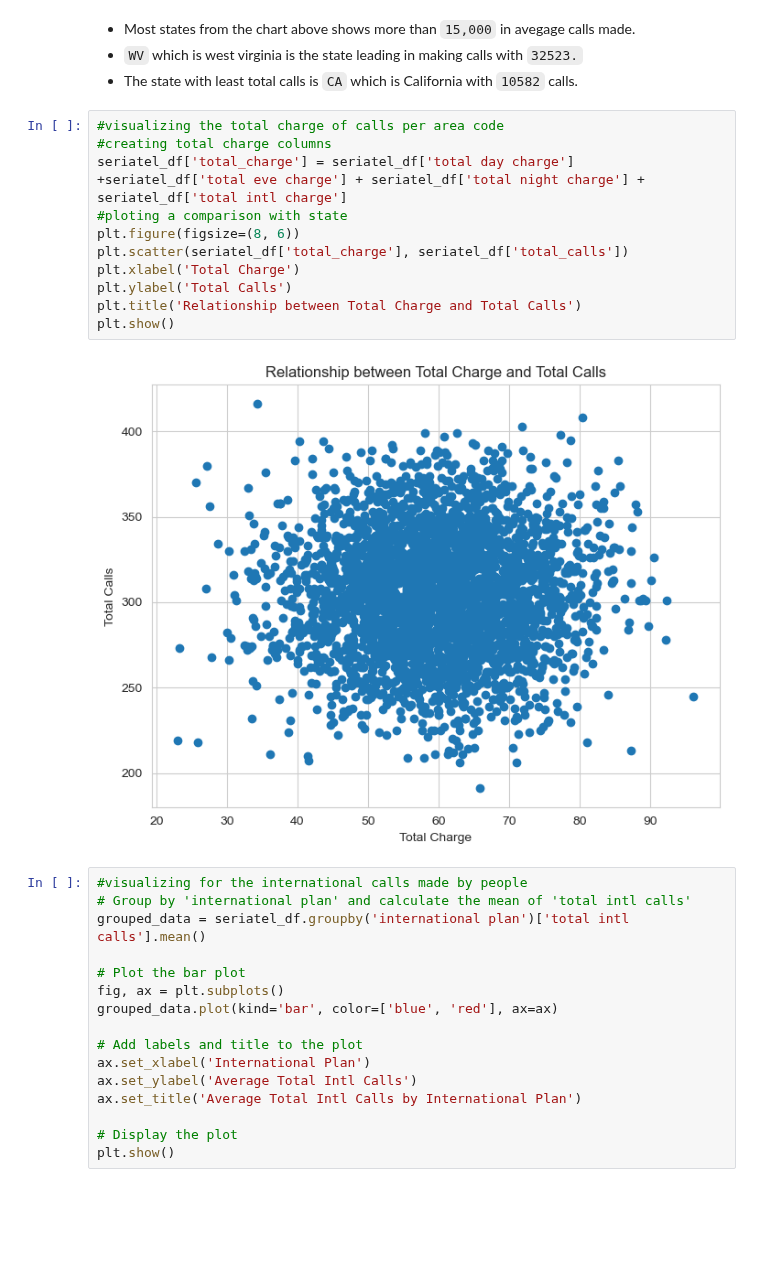
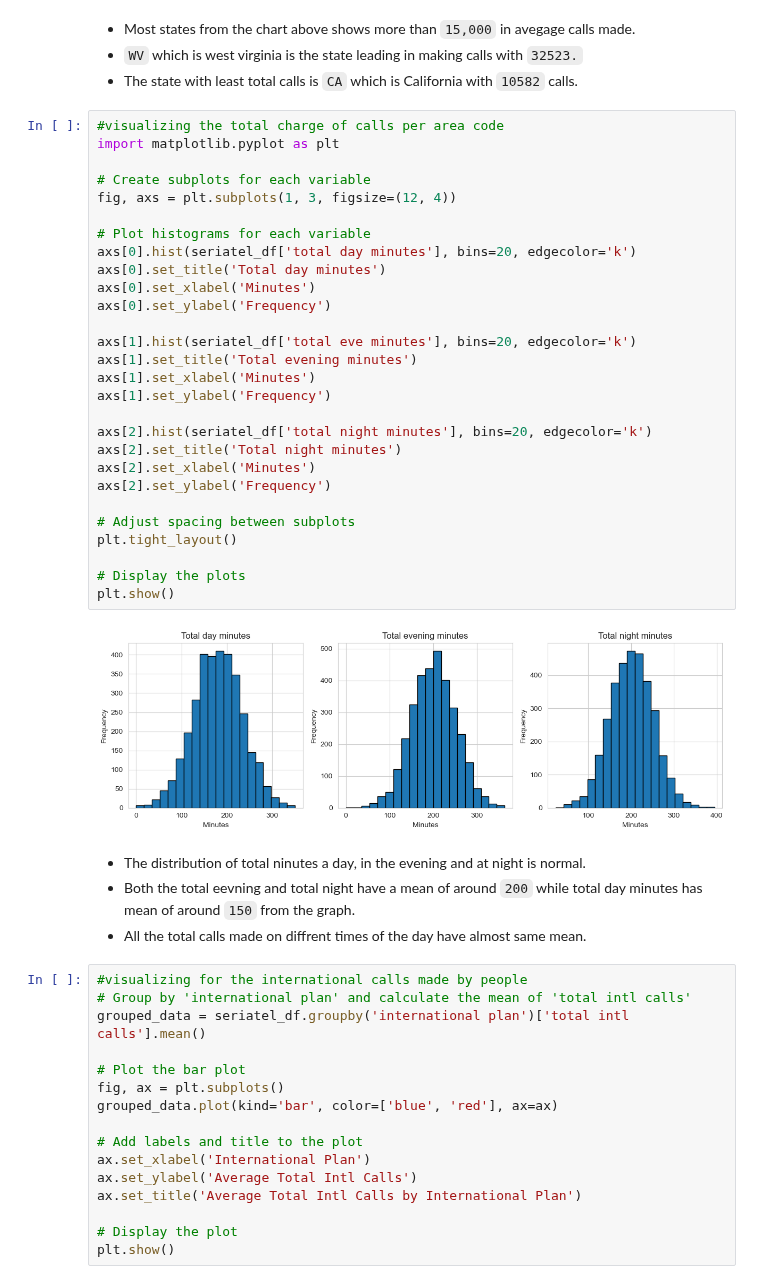
Before and after one commit to nelkemboi/dsc-phase-3-project-v2-3, a Jupyter notebook: customerchurn.ipynb, the cells around one changed output. Cells and saved outputs as stored; diff of their text form; blank space fills up the shorter version.

Commit message:
image, readme, notebook update

```diff
--- a/customerchurn.ipynb
+++ b/customerchurn.ipynb
@@ -215,19 +215,40 @@ plt.show()
 * Most states from the chart above shows more than `15,000` in avegage calls made.
 * `WV` which is west virginia is the state leading in making calls with `32523.`
 * The state with least total calls is `CA` which is California with `10582` calls.
-# %%
-#visualizing the total charge of calls per area code
-#creating total charge columns
-seriatel_df['total_charge'] = seriatel_df['total day charge'] +seriatel_df['total eve charge'] + seriatel_df['total night charge'] + seriatel_df['total intl charge']
-#ploting a comparison with state
-plt.figure(figsize=(8, 6))
-plt.scatter(seriatel_df['total_charge'], seriatel_df['total_calls'])
-plt.xlabel('Total Charge')
-plt.ylabel('Total Calls')
-plt.title('Relationship between Total Charge and Total Calls')
-plt.show()
-# %% [output]
-[figure, removed]
+# %%
+#visualizing the total charge of calls per area code
+import matplotlib.pyplot as plt
+
+# Create subplots for each variable
+fig, axs = plt.subplots(1, 3, figsize=(12, 4))
+
+# Plot histograms for each variable
+axs[0].hist(seriatel_df['total day minutes'], bins=20, edgecolor='k')
+axs[0].set_title('Total day minutes')
+axs[0].set_xlabel('Minutes')
+axs[0].set_ylabel('Frequency')
+
+axs[1].hist(seriatel_df['total eve minutes'], bins=20, edgecolor='k')
+axs[1].set_title('Total evening minutes')
+axs[1].set_xlabel('Minutes')
+axs[1].set_ylabel('Frequency')
+
+axs[2].hist(seriatel_df['total night minutes'], bins=20, edgecolor='k')
+axs[2].set_title('Total night minutes')
+axs[2].set_xlabel('Minutes')
+axs[2].set_ylabel('Frequency')
+
+# Adjust spacing between subplots
+plt.tight_layout()
+
+# Display the plots
+plt.show()
+# %% [output]
+[figure, added]
+# %% [markdown]
+* The distribution of total ninutes a day, in the evening and at night is normal.
+* Both the total eevning and total night have a mean of around `200` while total day minutes has mean of around `150` from the graph.
+* All the total calls made on diffrent times of the day have almost same mean.
 # %%
 #visualizing for the international calls made by people
 # Group by 'international plan' and calculate the mean of 'total intl calls'
```
Also changed, not shown: 2 other files.
